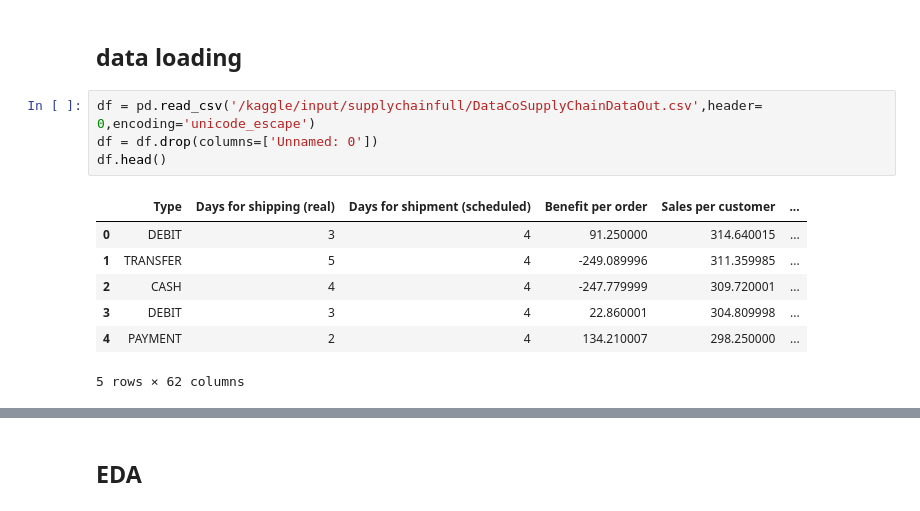
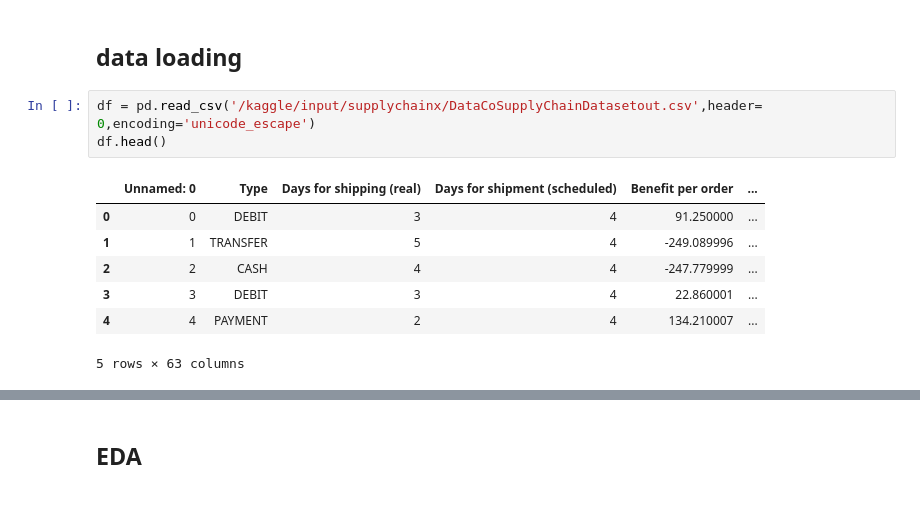
Before and after one commit to immohann/churn-predictive-analysis, a Jupyter notebook: customer-churn.ipynb, the cells around one changed output, grey strips where cells are left out. Saved outputs shown, nothing was run; the diff lists cells and outputs as text.

```diff
--- a/customer-churn.ipynb
+++ b/customer-churn.ipynb
@@ -17,14 +53,13 @@ import matplotlib.pyplot as plt
 # %% [markdown]
 ## data loading
 # %%
-df = pd.read_csv('/kaggle/input/supplychainfull/DataCoSupplyChainDataOut.csv',header= 0,encoding='unicode_escape')
-df = df.drop(columns=['Unnamed: 0'])
+df = pd.read_csv('/kaggle/input/supplychainx/DataCoSupplyChainDatasetout.csv',header= 0,encoding='unicode_escape')
 df.head()
 # %% [output]
-|  | Type | Days for shipping (real) | Days for shipment (scheduled) | Benefit per order | Sales per customer | ... |
-| 0 | DEBIT | 3 | 4 | 91.250000 | 314.640015 | ... |
-| 1 | TRANSFER | 5 | 4 | -249.089996 | 311.359985 | ... |
-| 2 | CASH | 4 | 4 | -247.779999 | 309.720001 | ... |
-| 3 | DEBIT | 3 | 4 | 22.860001 | 304.809998 | ... |
-| 4 | PAYMENT | 2 | 4 | 134.210007 | 298.250000 | ... |
+|  | Unnamed: 0 | Type | Days for shipping (real) | Days for shipment (scheduled) | Benefit per order | ... |
+| 0 | 0 | DEBIT | 3 | 4 | 91.250000 | ... |
+| 1 | 1 | TRANSFER | 5 | 4 | -249.089996 | ... |
+| 2 | 2 | CASH | 4 | 4 | -247.779999 | ... |
+| 3 | 3 | DEBIT | 3 | 4 | 22.860001 | ... |
+| 4 | 4 | PAYMENT | 2 | 4 | 134.210007 | ... |
-5 rows × 62 columns
+5 rows × 63 columns
```
Also changed, not shown: parts of 46 cells of this notebook.
